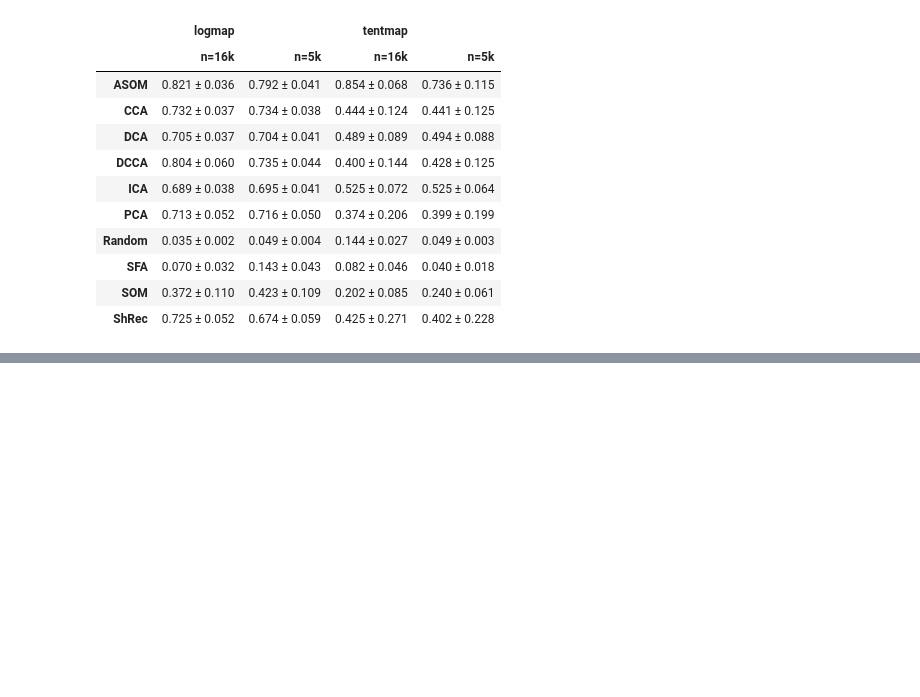
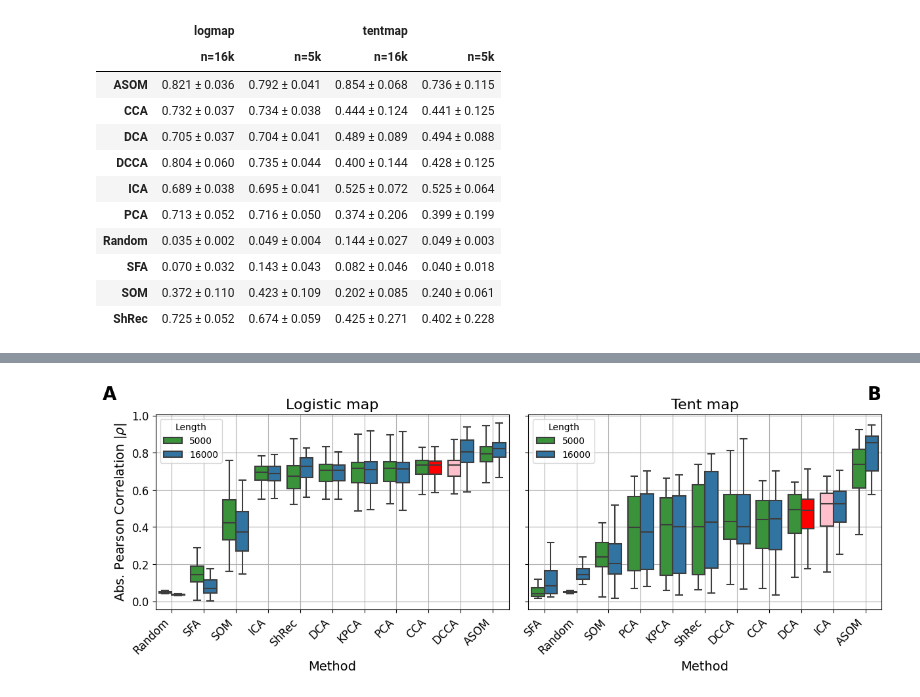
Before and after one commit to phrenico/maco_commondriver, a Jupyter notebook: scripts/notebooks/asom_comparison.ipynb, the cells around one changed output, grey strips where cells are left out. Drawn from its saved outputs; the diff is of its cells as text; code cells hidden in the pictures; blank space fills up the shorter version.

```diff
--- a/scripts/notebooks/asom_comparison.ipynb
+++ b/scripts/notebooks/asom_comparison.ipynb
@@ -483,0 +591,88 @@ mdf.to_latex('./median_mad.tex',
+# %%
+meds = df.groupby(['method', 'dataset', 'length']).median().reset_index().drop(columns=['data_id'])
+# display(meds)
+col_order_logmap = meds[meds['dataset'] == 'logmap'].groupby('method')['r'].mean().sort_values(ascending=True).index.to_list()
+col_order_tentmap = meds[meds['dataset'] == 'tentmap'].groupby('method')['r'].mean().sort_values(ascending=True).index.to_list()
+
+
+
+for marked in [True, False]:
+    color_dict = {'short': 'tab:green', 'long': 'tab:blue'}
+
+
+    df['huevar'] = df.apply(lambda row: row['method']+"-"+row['length'], axis=1)
+    print(df.huevar.head().to_list())
+
+    fig = plt.figure(figsize=(12, 8))
+    ax1 = plt.subplot(221)
+
+    # _ = sns.violinplot(df_logmap, x='method', y='r', hue='length',
+    #                hue_order=['short', 'long'], order=col_order_logmap,
+    #                split=True, ax=ax, inner=None, width=2.5, density_norm='area', bw_method=0.2)
+
+    # boxplot
+    _ = sns.boxplot(df[df.dataset=='logmap'], x='method', y='r', hue='length',
+                    hue_order=['short', 'long'], order=col_order_logmap,
+                    dodge=True, ax=ax1, linewidth=1.5, showfliers=False, legend=True, palette=color_dict)
+
+    ax2 = plt.subplot(222, sharey=ax1)
+
+    _ = sns.boxplot(df[df.dataset=='tentmap'], x='method', y='r', hue='length',
+                    hue_order=['short', 'long'], order=col_order_tentmap,
+                    dodge=True, ax=ax2, linewidth=1.5, showfliers=False, palette=color_dict)
+
+    # # recolor the last box in the boxplot
+    if marked:
+        ax1.get_children()[54].set_facecolor('pink')
+        ax1.get_children()[114].set_facecolor('red')
+
+        ax2.get_children()[54].set_facecolor('pink')
+        ax2.get_children()[114].set_facecolor('red')
+
+
+    # clear ax2 labels
+    ax2.set_ylabel('')
+    # labelleft false
+    ax2.tick_params(labelleft=False)
+
+    ax1.grid(True)
+    ax2.grid(True)
+
+    handles, labels = ax2.get_legend_handles_labels()
+    print(labels)
+    ax1.legend(handles=handles,
+            labels=[5000, 16000] ,loc='upper left', title='Length')
+    ax2.legend(handles=handles,
+            labels=[5000, 16000] ,loc='upper left', title='Length')
+
+    ax1.set_title('Logistic map', fontsize=16)
+    ax2.set_title('Tent map', fontsize=16)
+
+    # set label and ticklabel sizes to bigger
+    for ax in [ax1, ax2]:
+        ax.set_xlabel('Method', fontsize=14)
+        ax.set_xticklabels(ax.get_xticklabels(),
+                        rotation=45,
+                        verticalalignment='top',
+                        horizontalalignment='right',
+                        fontsize=12)
+        ax.set_yticklabels([r'{:.1f}'.format(i) for i in ax.get_yticks()], fontsize=12)
+
+    ax1.set_ylabel(r'Abs. Pearson Correlation $|\rho|$', fontsize=14)
+
+    fig.tight_layout(rect=[0, 0, 1, 0.95])
+
+    # Put A and B
+    ax1.text(-0.15, 1.15, 'A', transform=ax1.transAxes, fontsize=20, fontweight='bold', va='top', ha='left')
+    ax2.text(1., 1.15, 'B', transform=ax2.transAxes, fontsize=20, fontweight='bold', va='top', ha='right')
+
+    if marked:
+        fig.savefig('./unified_res_marked.png', dpi=300, bbox_inches='tight')
+        # also in pdf
+        fig.savefig('./unified_res_marked.pdf', dpi=300, bbox_inches='tight')
+
+    else:
+        fig.savefig('./unified_res.png', dpi=300, bbox_inches='tight')
+        # also in pdf
+        fig.savefig('./unified_res.pdf', dpi=300, bbox_inches='tight')
+# %% [output]
@@ -483,0 +683 @@ mdf.to_latex('./median_mad.tex',
+[figure, added]
```
Also changed, not shown: parts of 8 cells of this notebook, 29 other files.
